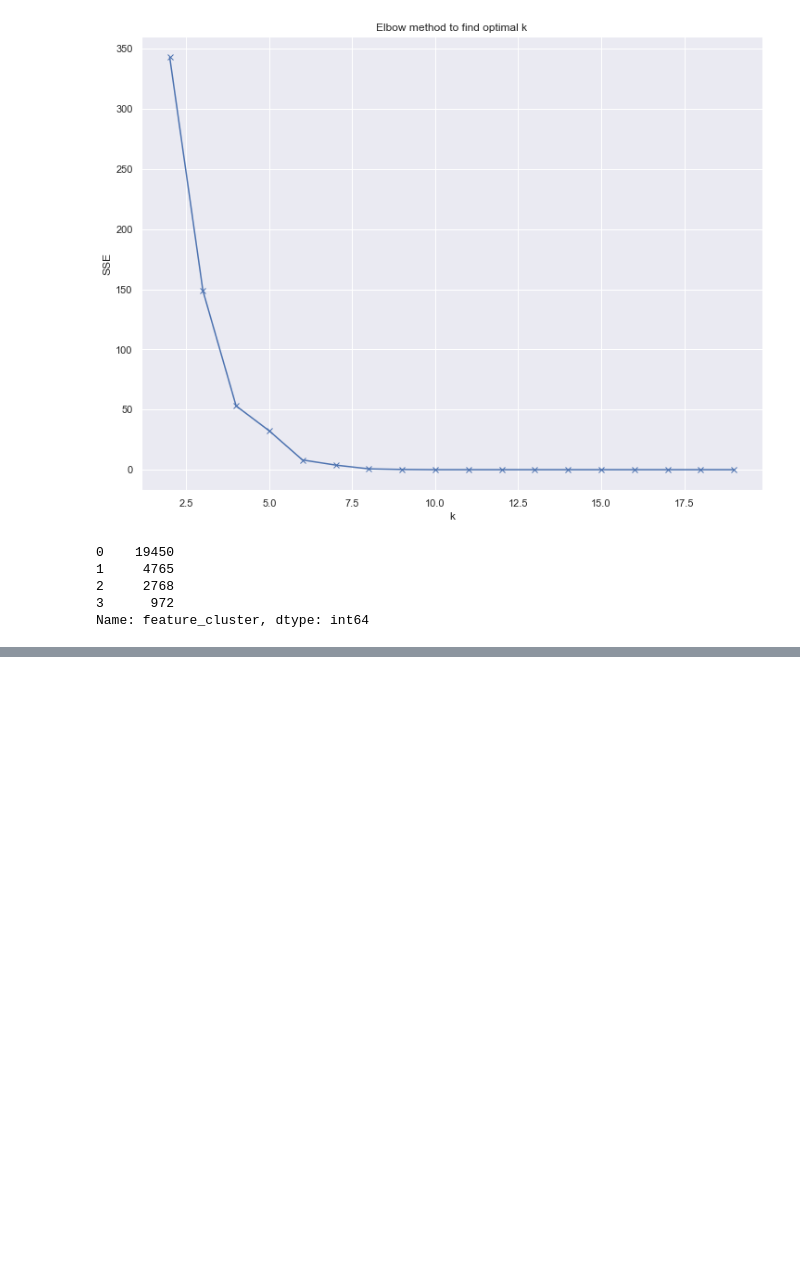
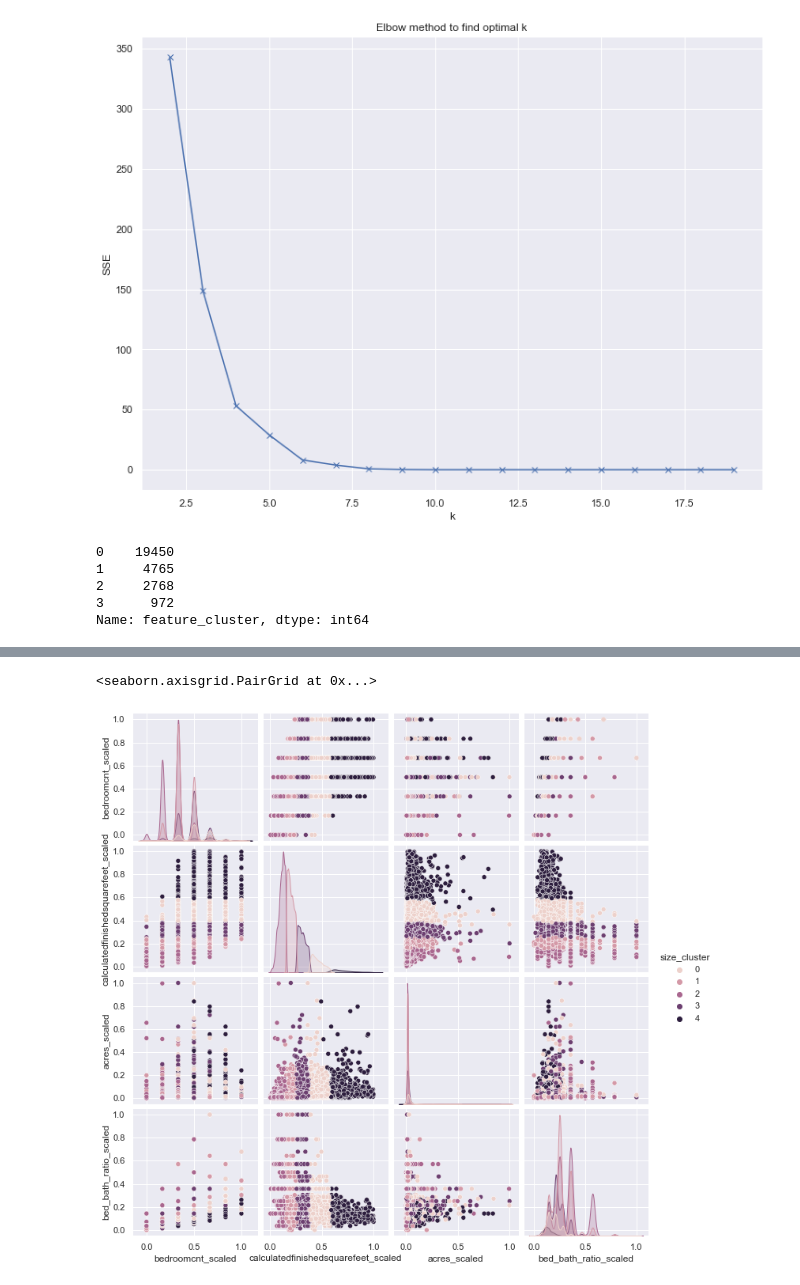
Before and after one commit to dlmitc3/Zillow_Clustering_Project-, a Jupyter notebook: zillow_explore.ipynb, the cells around one changed output, grey strips where cells are left out. Saved outputs shown, nothing was run; the diff lists cells and outputs as text; code cells hidden in the pictures; blank space fills up the shorter version.

```diff
--- a/zillow_explore.ipynb
+++ b/zillow_explore.ipynb
@@ -475,0 +534,8 @@ plt.show()
+# %%
+plt_df = X_train_scaled[['bedroomcnt_scaled', 'calculatedfinishedsquarefeet_scaled',
+                    'acres_scaled', 'bed_bath_ratio_scaled', 'size_cluster']]
+
+sns.pairplot(data=plt_df, hue='size_cluster')
+# %% [output]
+<seaborn.axisgrid.PairGrid at 0x...>
+[figure, added]
```
Also changed, not shown: parts of 23 cells of this notebook.
